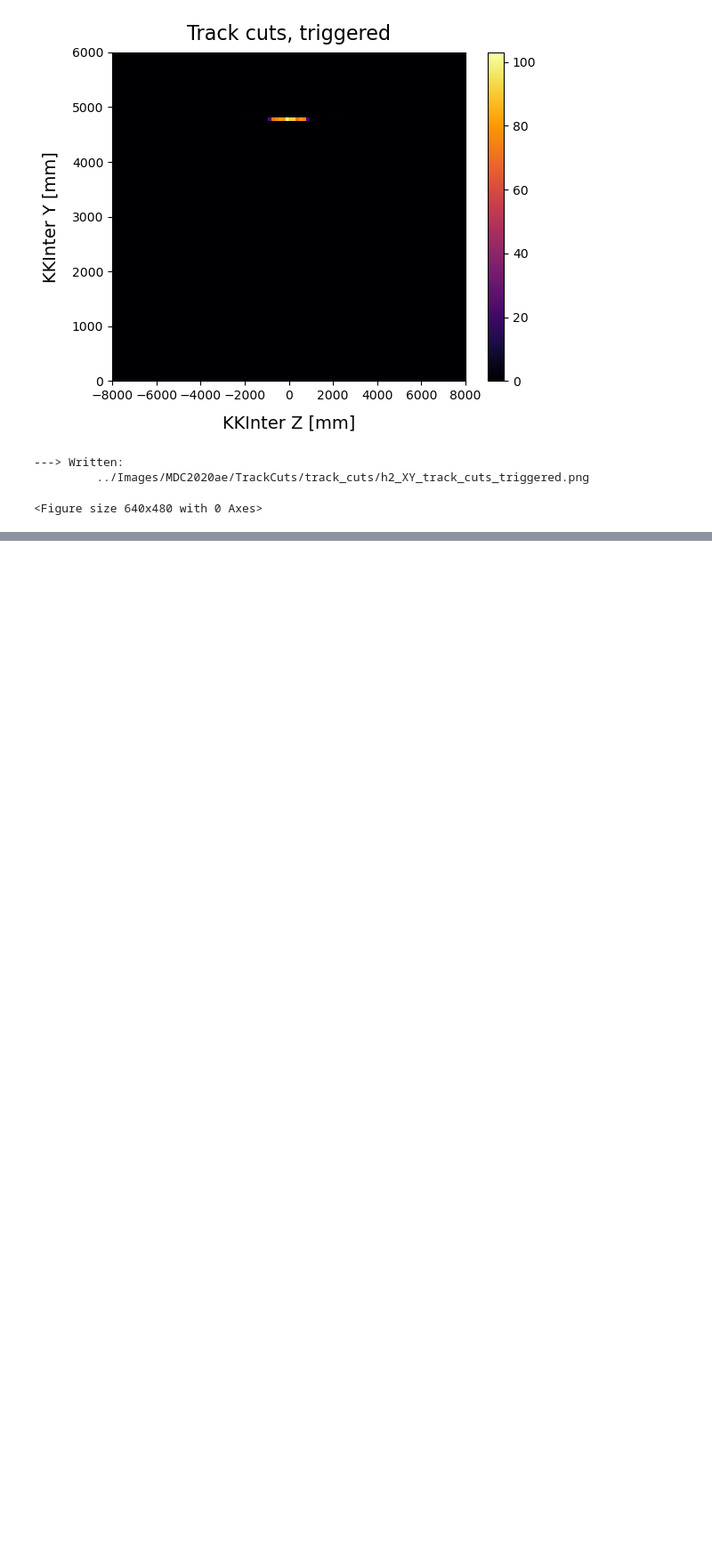
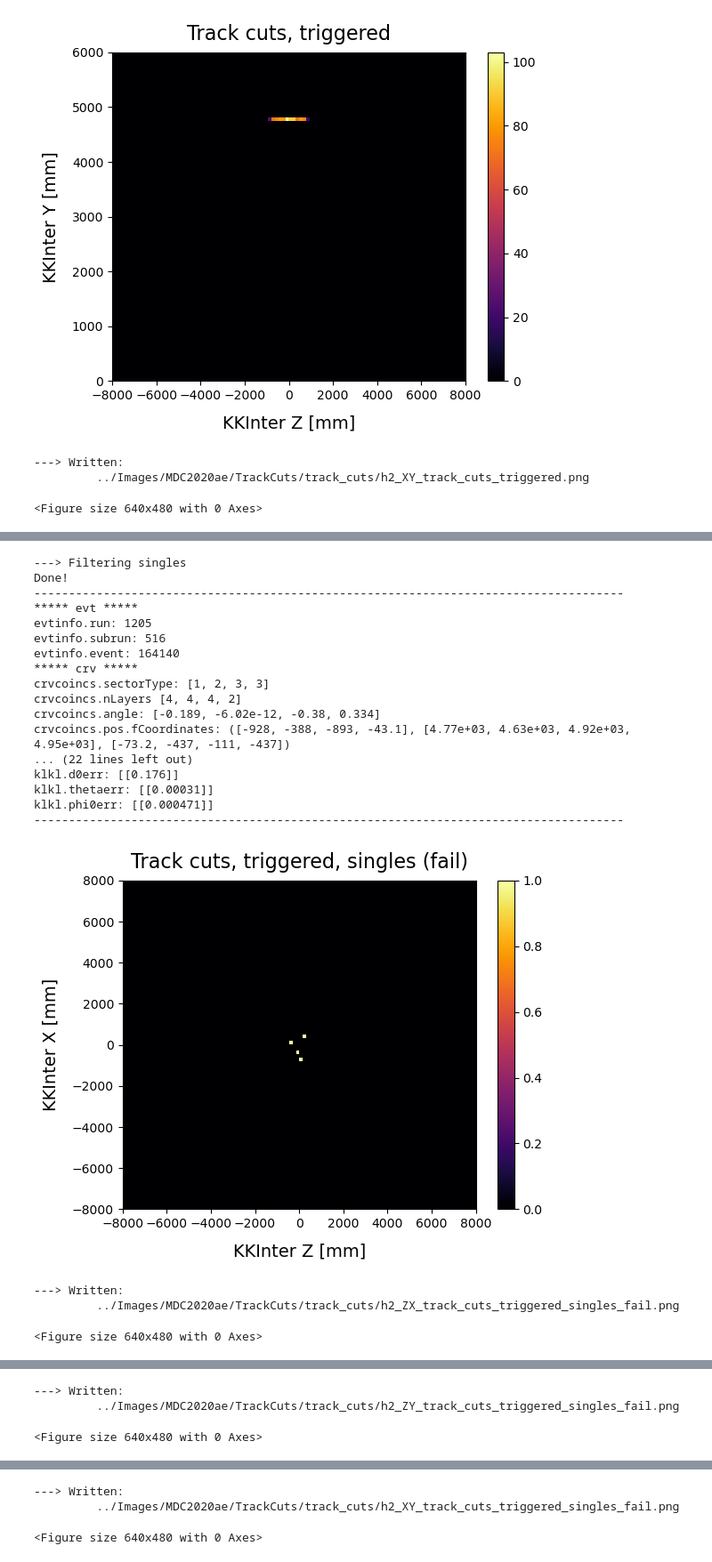
Before and after one commit to sam-grant/CRVSim, a Jupyter notebook: Analyses/Jupyter/TrackCuts.ipynb, the cells around one changed output, grey strips where cells are left out. Shown: that part at 89% size. Saved outputs shown, nothing was run; the diff lists cells and outputs as text; code cells hidden in the pictures; blank space fills up the shorter version.

```diff
--- a/Analyses/Jupyter/TrackCuts.ipynb
+++ b/Analyses/Jupyter/TrackCuts.ipynb
@@ -441,5 +524,51 @@ klkl.phi0err: [[0.00062]]
 # %%
+'''
+Those that fail the singles cut?
+'''
 
+track_cuts_triggered_singles_fail_ = FilterSingles(track_cuts_triggered_, fail=True)
 
-    # Clear memory
-    # plt.close()
+ut.PrintNEvents(track_cuts_triggered_singles_fail_, 1)
+
+Plot2D(x=ak.flatten(track_cuts_triggered_singles_fail_["trkfit"]["klfit"]["pos"]["fCoordinates"]["fZ"], axis=None)#[:1000]
+       , y=ak.flatten(track_cuts_triggered_singles_fail_["trkfit"]["klfit"]["pos"]["fCoordinates"]["fX"], axis=None)#[:1000]
+       , nbinsX=100, xmin=-8000, xmax=8000, nbinsY=100, ymin=-8000, ymax=8000
+       # , xbox_= [-crvDS_len/2, crvDS_len/2], ybox_ =  [-crvDS_wid/2, crvDS_wid/2]
+       , title="Track cuts, triggered, singles (fail)", xlabel="KKInter Z [mm]", ylabel="KKInter X [mm]"
+       , fout=f"../Images/{recon}/TrackCuts/{filters_[1]}/h2_ZX_track_cuts_triggered_singles_fail.png")
+
+Plot2D(x=ak.flatten(track_cuts_triggered_singles_fail_["trkfit"]["klfit"]["pos"]["fCoordinates"]["fZ"], axis=None)#[:1000]
+       , y=ak.flatten(track_cuts_triggered_singles_fail_["trkfit"]["klfit"]["pos"]["fCoordinates"]["fY"], axis=None)#[:1000]
+       , nbinsX=100, xmin=-8000, xmax=8000, nbinsY=100, ymin=0, ymax=6000
+       # , xbox_= [-crvDS_len/2, crvDS_len/2], ybox_ =  [-crvDS_wid/2, crvDS_wid/2]
+       , title="Track cuts, triggered, singles (fail)", xlabel="KKInter Z [mm]", ylabel="KKInter Y [mm]"
+       , fout=f"../Images/{recon}/TrackCuts/{filters_[1]}/h2_ZY_track_cuts_triggered_singles_fail.png")
+
+Plot2D(x=ak.flatten(track_cuts_triggered_singles_["trkfit"]["klfit"]["pos"]["fCoordinates"]["fX"], axis=None)#[:1000]
+       , y=ak.flatten(track_cuts_triggered_singles_["trkfit"]["klfit"]["pos"]["fCoordinates"]["fY"], axis=None)#[:1000]
+       , nbinsX=100, xmin=-8000, xmax=8000, nbinsY=100, ymin=0, ymax=6000
+       # , xbox_= [-crvDS_len/2, crvDS_len/2], ybox_ =  [-crvDS_wid/2, crvDS_wid/2]
+       , title="Track cuts, triggered, singles (fail)", xlabel="KKInter Z [mm]", ylabel="KKInter Y [mm]"
+       , fout=f"../Images/{recon}/TrackCuts/{filters_[1]}/h2_XY_track_cuts_triggered_singles_fail.png")
+# %% [output]
+---> Filtering singles
+Done!
+-------------------------------------------------------------------------------------
+***** evt *****
+evtinfo.run: 1205
+evtinfo.subrun: 516
+evtinfo.event: 164140
+***** crv *****
+crvcoincs.sectorType: [1, 2, 3, 3]
+crvcoincs.nLayers [4, 4, 4, 2]
+crvcoincs.angle: [-0.189, -6.02e-12, -0.38, 0.334]
+crvcoincs.pos.fCoordinates: ([-928, -388, -893, -43.1], [4.77e+03, 4.63e+03, 4.92e+03, 4.95e+03], [-73.2, -437, -111, -437])
+... (22 lines left out)
+klkl.d0err: [[0.176]]
+klkl.thetaerr: [[0.00031]]
+klkl.phi0err: [[0.000471]]
+-------------------------------------------------------------------------------------
+[figure, added]
+---> Written:
+         ../Images/MDC2020ae/TrackCuts/track_cuts/h2_ZX_track_cuts_triggered_singles_fail.png
+<Figure size 640x480 with 0 Axes>
@@ -445,0 +576,3 @@ klkl.phi0err: [[0.00062]]
+---> Written:
+         ../Images/MDC2020ae/TrackCuts/track_cuts/h2_ZY_track_cuts_triggered_singles_fail.png
+<Figure size 640x480 with 0 Axes>
@@ -446,3 +580,6 @@ klkl.phi0err: [[0.00062]]
+---> Written:
+         ../Images/MDC2020ae/TrackCuts/track_cuts/h2_XY_track_cuts_triggered_singles_fail.png
+<Figure size 640x480 with 0 Axes>
 # %%
 # '''
 # No cuts
```
Also changed, not shown: parts of 2 cells of this notebook.
